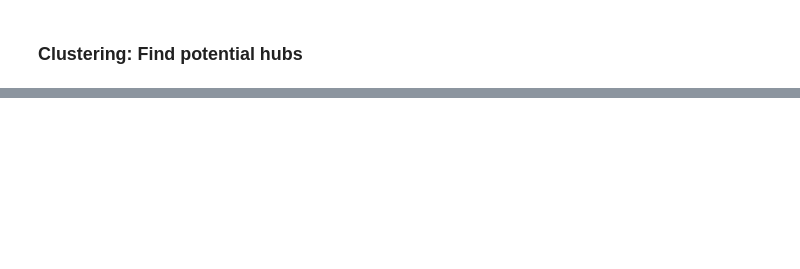
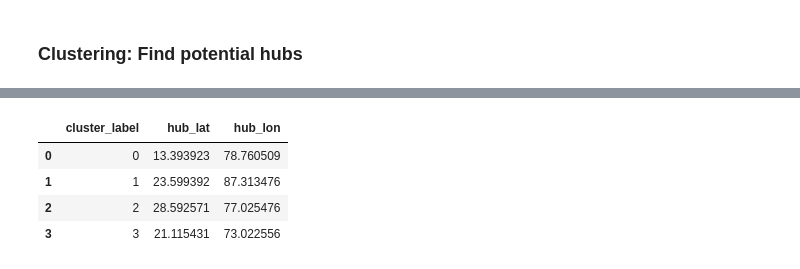
Before and after one commit to FelixRaph/Data-Science-Portfolio, a Jupyter notebook: Hub_and_Spoke_Gurobi_Optimization.ipynb, the cells around one changed output, grey strips where cells are left out. Cells and saved outputs as stored; diff of their text form; code cells hidden in the pictures; blank space fills up the shorter version.

```diff
--- a/Hub_and_Spoke_Gurobi_Optimization.ipynb
+++ b/Hub_and_Spoke_Gurobi_Optimization.ipynb
@@ -241,3 +243,21 @@ mymap
 [interactive output not drawn]
 # %% [markdown]
 ### Clustering: Find potential hubs
+# %%
+# Feature selection
+X = data[['destination_lon', 'destination_lat']]
+
+# Calculate WCSS (Within-Cluster-Sum-of-Squares)
+wcss = []
+for i in range(1, 11):
+    kmeans = KMeans(n_clusters=i, init='k-means++', max_iter=300, n_init=10, random_state=0)
+    kmeans.fit(X)
+    wcss.append(kmeans.inertia_)
+
+# Plotting the results onto a line graph to observe 'The elbow'
+plt.figure(figsize=(10, 8))
+plt.plot(range(1, 11), wcss)
+plt.title('Elbow Method')
+plt.xlabel('Number of clusters')
+plt.ylabel('WCSS')  # Within-cluster sum of squares
+plt.show()
@@ -243,0 +290,10 @@ mymap
+# %%
+centroid_locations_K_4 = centroid_locations_K_4.rename(columns={'cluster_label_k4':'cluster_label', 'destination_lat': 'hub_lat', 'destination_lon': 'hub_lon'})
+
+centroid_locations_K_4
+# %% [output]
+|  | cluster_label | hub_lat | hub_lon |
+| 0 | 0 | 13.393923 | 78.760509 |
+| 1 | 1 | 23.599392 | 87.313476 |
+| 2 | 2 | 28.592571 | 77.025476 |
+| 3 | 3 | 21.115431 | 73.022556 |
```
Also changed, not shown: parts of 16 cells of this notebook.
